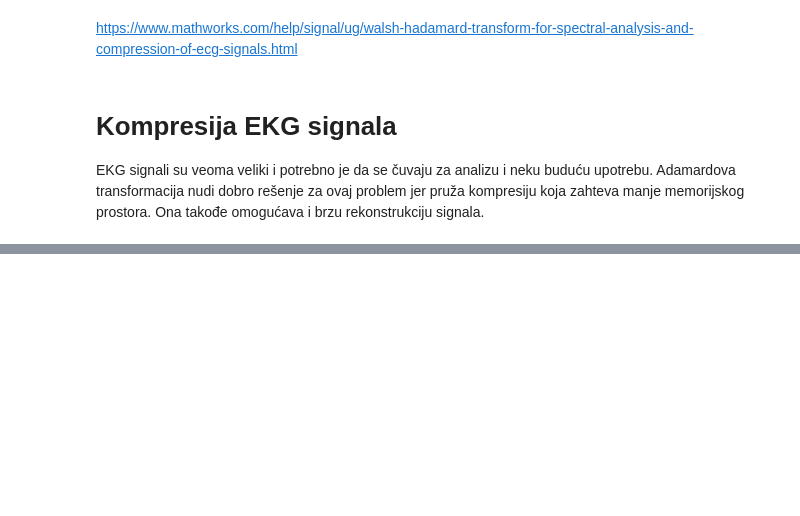
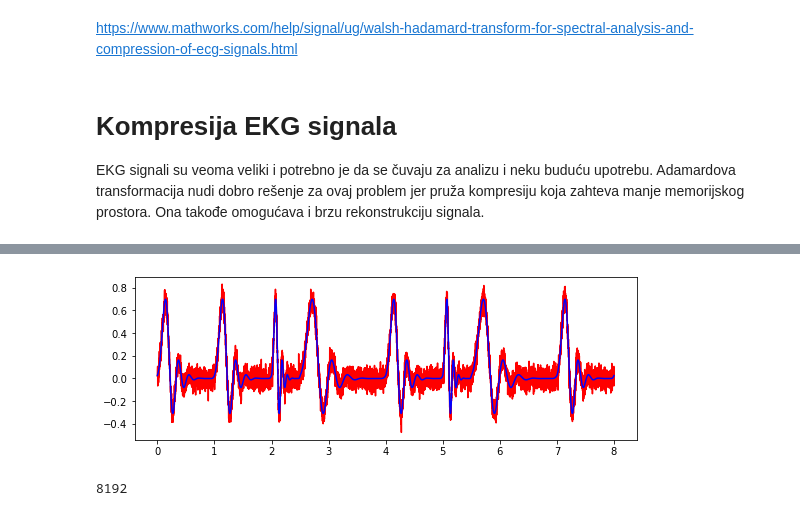
Before and after one commit to Nevena1997/Hadamard_transform, a Jupyter notebook: 05_Hadamard_Transform_&_Compression_of_Signals.ipynb, the cells around one changed output, grey strips where cells are left out. Drawn from its saved outputs; the diff is of its cells as text; code cells hidden in the pictures; blank space fills up the shorter version.

```diff
--- a/05_Hadamard_Transform_&_Compression_of_Signals.ipynb
+++ b/05_Hadamard_Transform_&_Compression_of_Signals.ipynb
@@ -17,0 +42,11 @@ x = xr + 0.1 * np.random.randn(1, len(xr))
+# %%
+plt.figure(figsize=(9, 3))
+plt.plot(t, ecg_with_noise, color = 'r')
+plt.plot(t, ecg, color = 'b')
+plt.show()
+# %% [output]
+[figure, added]
+# %%
+len(ecg_with_noise)
+# %% [output]
+8192
```
Also changed, not shown: parts of 21 cells of this notebook.
